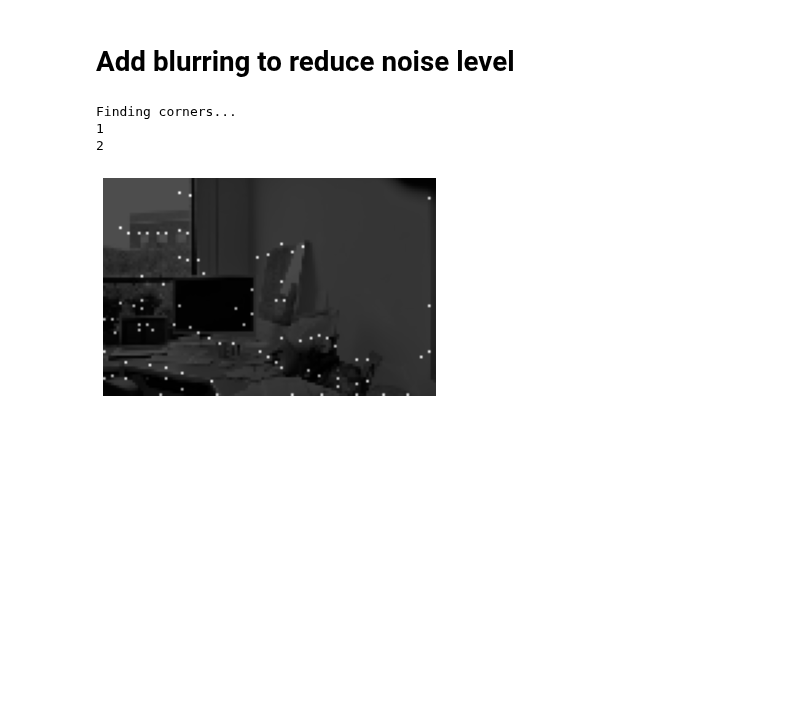
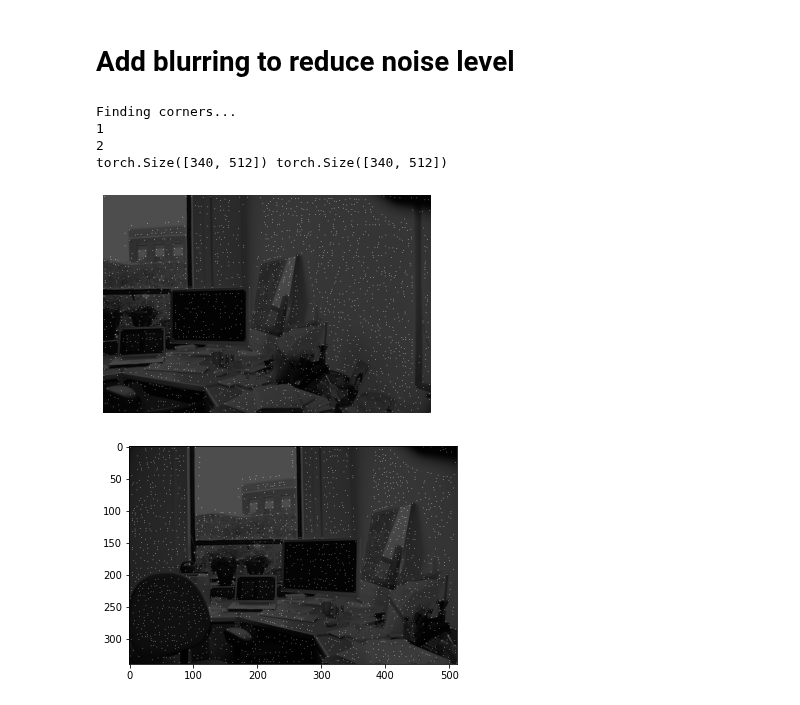
Before and after one commit to Tsmorz/computer-vision, a Jupyter notebook: Project 2/HarrisCorners-matin.ipynb, the cells around one changed output. Cells and saved outputs as stored; diff of their text form; code cells hidden in the pictures; blank space fills up the shorter version.

```diff
--- a/Project 2/HarrisCorners-matin.ipynb
+++ b/Project 2/HarrisCorners-matin.ipynb
@@ -61,7 +61,7 @@ def convolve2d(img: Union[np.ndarray, torch.Tensor], weight: Union[np.ndarray, t
 ## Noise Removal functions
 # %%
 # Box filter for smoothing
-def box_filter(img: Union[np.ndarray, torch.Tensor], diameter: int, padding: str = 'valid') -> torch.Tensor:
+def box_filter(img: Union[np.ndarray, torch.Tensor], diameter: int, padding: str = 'same') -> torch.Tensor:
     """
     Applies box filter to the given image
     :param padding: Padding to be used for filtering
@@ -74,7 +74,7 @@ def box_filter(img: Union[np.ndarray, torch.Tensor], diameter: int, padding: str
                      device=img.device) / diameter**2
     return convolve2d(img, box, padding)
 
-def gaussian_filter(img: Union[np.ndarray, torch.Tensor], s_sigma: float, padding: str = 'valid') -> torch.Tensor:
+def gaussian_filter(img: Union[np.ndarray, torch.Tensor], s_sigma: float, padding: str = 'same') -> torch.Tensor:
     filt_rad = int(np.floor(5 * s_sigma))
     offset = filt_rad // 2
     g_filt_2d = torch.zeros((filt_rad, filt_rad), dtype=torch.float32, device=img.device)
@@ -173,13 +172,13 @@ def HarrisCorner(image, threshold, width, k):
     # R = detM - k * traceM**2
 
     # Threshold values
-    R[R < threshold * torch.max(R)] = 0
+#     R[R < threshold * torch.max(R)] = 0
 
     # Nonmax Supression
-    R = corner_nms(R, 1)
+    R = corner_nms(R, width)
 
     # Remove corners near the edge
-    # R = nearEdge(R, width)
+#     R = nearEdge(R, width)
 
     return R
 
@@ -293,7 +292,7 @@ image1 = torch.tensor(np.array(Image.open(file)), dtype=torch.float32).cuda()
 #
 # # Reduce resolution
 gray1 = rgb2gray(image1)
-gray1 = downscale(gray1, 4)
+gray1 = downscale(gray1, 1)
 # Convert to grayscale
 
 
@@ -303,37 +302,48 @@ file = 'DanaOffice/DSC_0309.JPG'
 image2 = torch.tensor(np.array(Image.open(file)), dtype=torch.float32).cuda()
 # Reduce resolution
 gray2 = rgb2gray(image2)
-gray2 = downscale(gray2, 4)
+gray2 = downscale(gray2, 1)
 # Convert to grayscale
 # %% [markdown]
 # Add blurring to reduce noise level
 # %%
 # Smooth image
 blur = 3
-im1 = box_filter(gray1, 3)
-im2 = box_filter(gray2, 3)
+im1 = gaussian_filter(gray1, 1, 'same')
+im2 = gaussian_filter(gray2, 1, 'same')
 # %%
 # Find sparse corners
 print('Finding corners...')
 width = 2
 k = 0.04
 density = 100
-corners1 = HarrisCorner(im1,0.0, width,k)
+corners1 = HarrisCorner(im1, 0.7, width,k)
+# print(corners1.max())
+# corners1[corners1 <= corners1.amax() * 0.02] = 0
 print("1")
-corners2 = HarrisCorner(im2,0.0, width,k)
+corners2 = HarrisCorner(im2, 0.7, width,k)
+# corners2[corners2 <= corners2.amax() * 0.02] = 0
 print("2")
-
+Ix = sobel_x(gray1)
+Iy = sobel_y(gray1)
 
 plt.imshow(gray1.cpu().numpy(),cmap='gray')
 plt.imshow(corners1.cpu().numpy()>0,cmap='gray',alpha=0.7)
-
+# plt.imshow((torch.sqrt(Ix**2 + Iy**2)).cpu().numpy(), cmap='gray', alpha =1.0)
+print(corners1.shape, gray1.shape)
 plt.axis('off')
 plt.savefig('k0600.png', dpi=200, bbox_inches='tight', pad_inches=0)
+plt.show()
+plt.imshow(gray2.cpu().numpy(),cmap='gray')
+plt.imshow(corners2.cpu().numpy()>0,cmap='gray',alpha=0.7)
+plt.show()
 # %% [output]
 Finding corners...
 1
 2
+torch.Size([340, 512]) torch.Size([340, 512])
-[figure, old version]
+[figure, new version]
+[figure, added]
 # %%
 print((corners1 > 0).sum())
 # %% [output]
```
Also changed, not shown: parts of 7 cells of this notebook, 2 other files.
